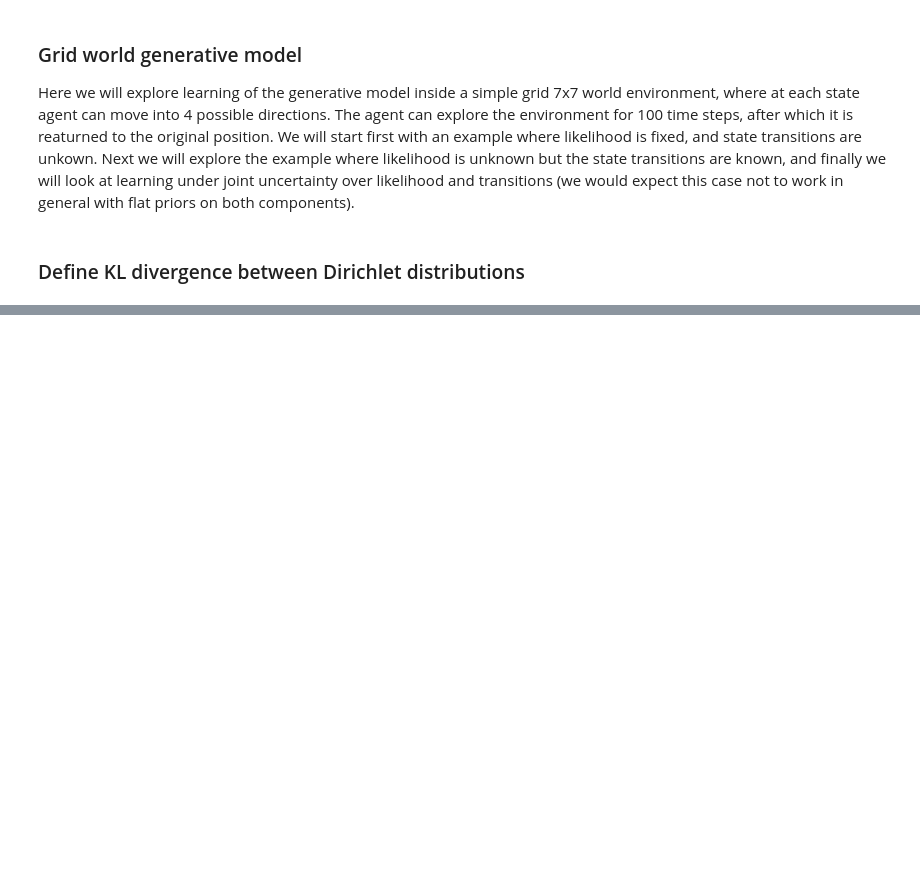
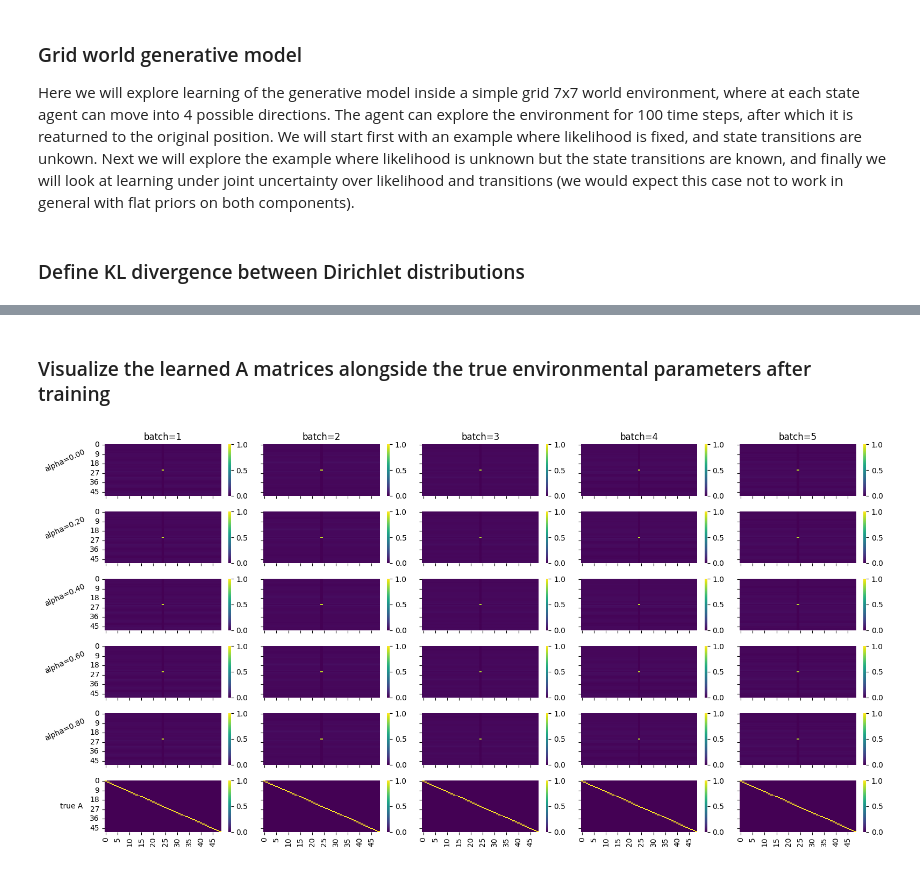
Before and after one commit to infer-actively/pymdp, a Jupyter notebook: examples/learning/learning_gridworld.ipynb, the cells around one changed output, grey strips where cells are left out. Saved outputs shown, nothing was run; the diff lists cells and outputs as text; code cells hidden in the pictures; blank space fills up the shorter version.

```diff
--- a/examples/learning/learning_gridworld.ipynb
+++ b/examples/learning/learning_gridworld.ipynb
@@ -290,15 +343,15 @@ fig.tight_layout()
 # %%
-# create agent with B matrix being fixed to the B of the generative process but flat beliefs over initial states
-C = [jnp.zeros((n_batches, num_obs[0]))]
-pA = [jnp.ones_like(A[0]) / num_obs[0]]
+C = [jnp.zeros((batch_size, num_obs[0]))]
+pA = [jnp.ones_like(env.params["A"][0]) / num_obs[0]]
 _A = jtu.tree_map(lambda x: x / x.sum(1, keepdims=True), pA)
-pB = [jnp.ones_like(B[0]) / num_states[0]]
+pB = [jnp.ones_like(env.params["B"][0]) / num_states[0]]
 _B = jtu.tree_map(lambda x: x / x.sum(1, keepdims=True), pB)
+D = [jnp.array(d) for d in env.params['D']]
 
 agents = []
 for i in range(5):
     agents.append(
-        AIFAgent(
+        Agent(
             _A,
             _B,
             C,
@@ -310,8 +363,8 @@ for i in range(5):
             use_utility=False,
             use_states_info_gain=True,
             use_param_info_gain=True,
-            gamma=jnp.ones(1),
-            alpha=jnp.ones(1) * i * .2,
+            gamma=jnp.ones(batch_size),
+            alpha=jnp.ones(batch_size) * i * .2,
             onehot_obs=False,
             action_selection="stochastic",
             inference_algo="ovf",
@@ -319,6 +372,7 @@ for i in range(5):
             learn_A=True,
             learn_B=False,
             learn_D=False,
-            batch_size=n_batches,
+            batch_size=batch_size,
+            learning_mode="offline",
         )
     )
@@ -365,11 +421,25 @@ fig.tight_layout()
+# %% [markdown]
+### Visualize the learned A matrices alongside the true environmental parameters after training
 # %%
-fig, axes = plt.subplots(3, 5, figsize=(16, 8), sharex=True, sharey=True)
+n_batches_to_show = min(5, agents[0].A[0].shape[0])
+num_rows = len(agents) + 1
+row_labels = []
+for agent in agents:
+    alpha_value = float(agent.alpha.mean(0).squeeze())
+    row_labels.append(f'alpha={alpha_value:.2f}')
 
-for i in range(5):
-    for j, agent in enumerate(agents[:2]):
+fig, axes = plt.subplots(num_rows, n_batches_to_show, figsize=(16, 8), sharex=True, sharey=True)
+
+for i in range(n_batches_to_show):
+    for j, agent in enumerate(agents):
         sns.heatmap(agent.A[0][i], ax=axes[j, i], cmap='viridis', vmax=1., vmin=0.)
-    sns.heatmap(A[0][i], ax=axes[2, i], cmap='viridis', vmax=1., vmin=0.)
+    sns.heatmap(env.params['A'][0][i], ax=axes[-1, i], cmap='viridis', vmax=1., vmin=0.)
+    axes[0, i].set_title(f'batch={i + 1}')
 
-    axes[0, i].set_title(f'batch={i+1}')
+for j, label in enumerate(row_labels):
+    axes[j, 0].set_ylabel(label, rotation=25, labelpad=60, ha='left', va='center')
+axes[-1, 0].set_ylabel('true A', rotation=0, labelpad=40, ha='left', va='center')
 
 fig.tight_layout()
+# %% [output]
+[figure, added]
```
Also changed, not shown: parts of 55 cells of this notebook.
